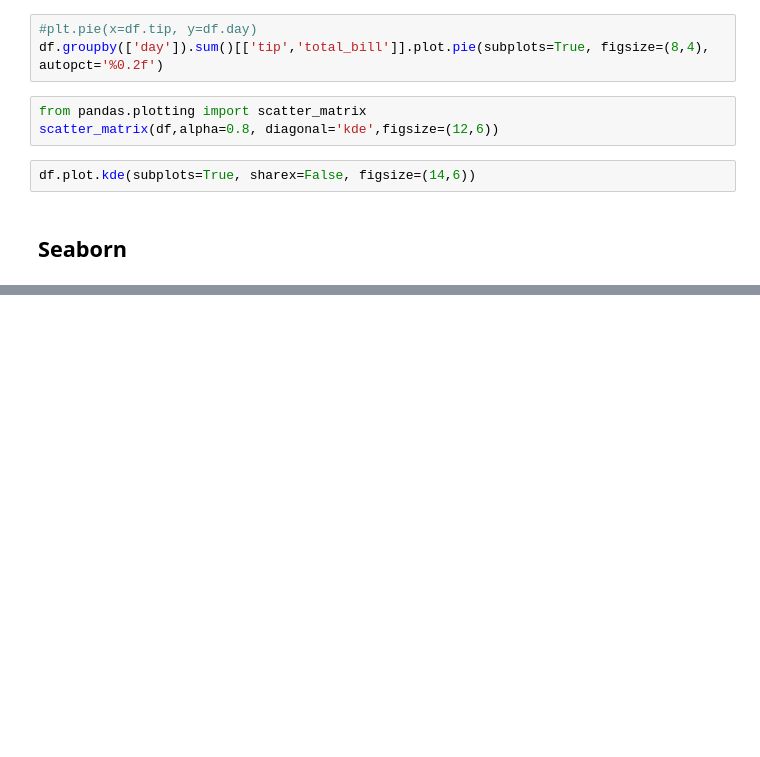
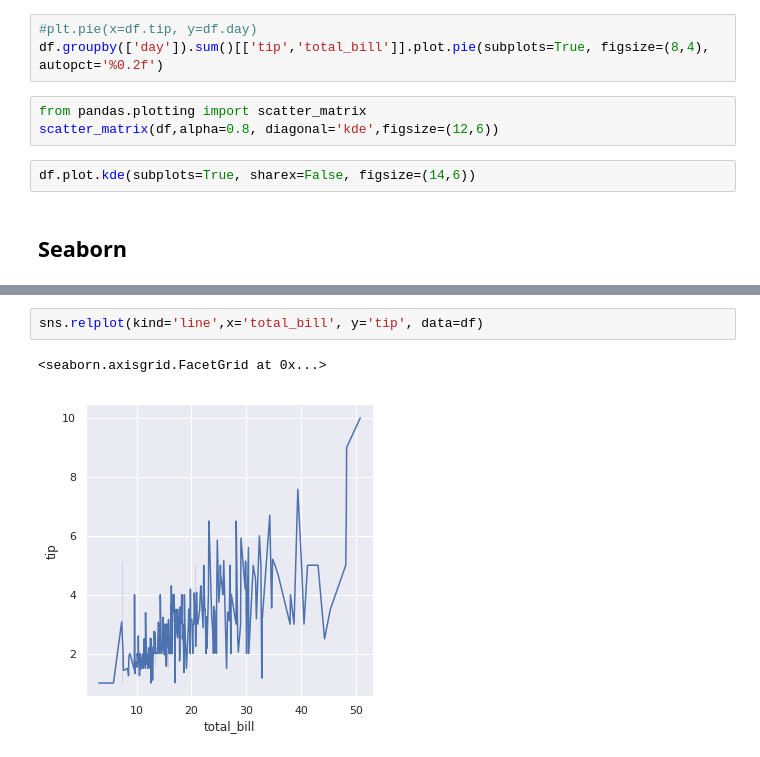
Before and after one commit to praveengurrapu/MLCourse, a Jupyter notebook: visualization/Visualization.ipynb, the cells around one changed output, grey strips where cells are left out. Drawn from its saved outputs; the diff is of its cells as text; blank space fills up the shorter version.

```diff
--- a/visualization/Visualization.ipynb
+++ b/visualization/Visualization.ipynb
@@ -44,0 +88,5 @@ H4sIAAAAAAAAAGVRW3OiMBj9Kzu8WisXQexMZxaVqhQVL0Vk3YcQgsZCwCQotuN/38i67cNmJi/nnJzv
+# %%
+sns.relplot(kind='line',x='total_bill', y='tip', data=df)
+# %% [output]
+<seaborn.axisgrid.FacetGrid at 0x...>
+[figure, added]
```
Also changed, not shown: parts of 15 cells of this notebook.
